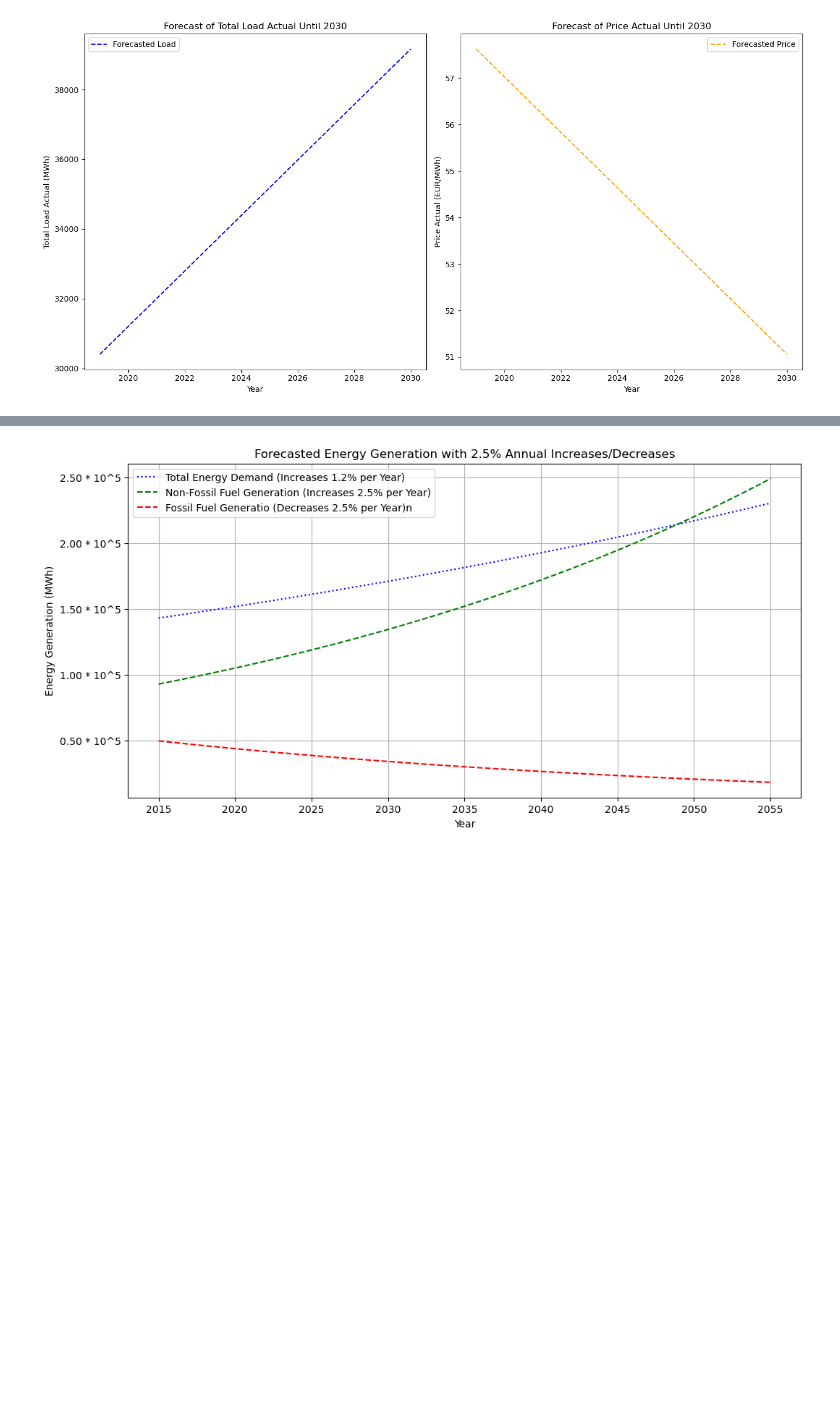
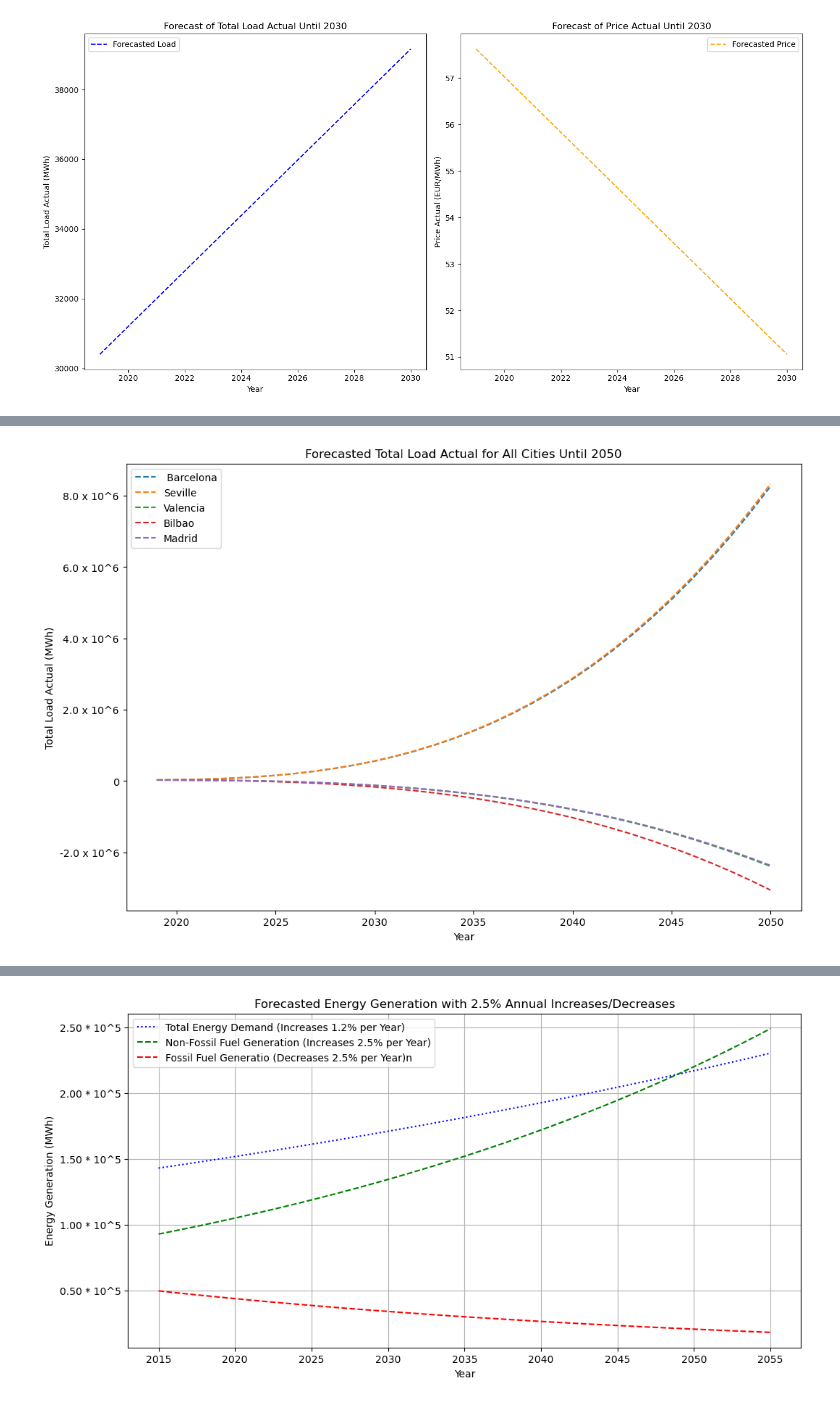
Before and after one commit to siljeberiksen/AI-in-industry, a Jupyter notebook: OldCode/actual_forecasting.ipynb, the cells around one changed output, grey strips where cells are left out. Saved outputs shown, nothing was run; the diff lists cells and outputs as text; code cells hidden in the pictures; blank space fills up the shorter version.

```diff
--- a/OldCode/actual_forecasting.ipynb
+++ b/OldCode/actual_forecasting.ipynb
@@ -1075,34 +1081,36 @@ for city in data['city_name'].unique():
     # Group data by city and year
     city_data = data[data['city_name'] == city].groupby('year').agg({
         'total load actual': 'mean'
     }).reset_index()
 
     # Ensure there is enough data for polynomial regression
     if len(city_data) > 3:
         # Setup polynomial regression pipelines
-        pipeline = make_pipeline(PolynomialFeatures(degree=3), LinearRegression())
+        pipeline = make_pipeline(PolynomialFeatures(degree=2), LinearRegression())
 
         # Fit the model using 'year' as a feature
         X = city_data[['year']]
         y = city_data['total load actual']
         pipeline.fit(X, y)
 
         # Create future years for prediction
         future_years = np.arange(city_data['year'].max() + 1, 2051).reshape(-1, 1)
 
         # Predict future total load actual
         future_load = pipeline.predict(future_years)
 
         # Plot the forecasted total load actual
         plt.plot(future_years, future_load, linestyle='--', label=f'{city}')
 
 # Customize the plot
 plt.title('Forecasted Total Load Actual for All Cities Until 2050')
 plt.xlabel('Year')
 plt.ylabel('Total Load Actual (MWh)')
 plt.gca().yaxis.set_major_formatter(FuncFormatter(custom_formatter))
 plt.legend(loc='upper left')
 plt.show()
+# %% [output]
+[figure, added]
 # %%
 import pandas as pd
 import numpy as np
```
Also changed, not shown: parts of 20 cells of this notebook, 2 other files.
